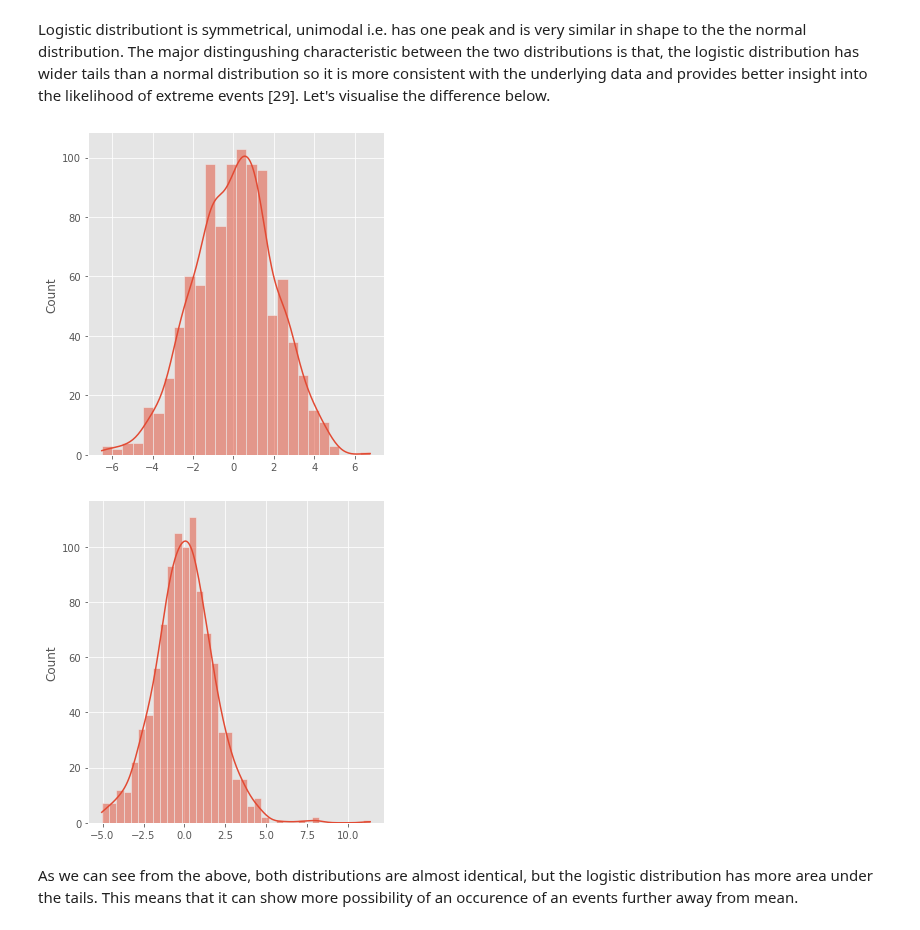
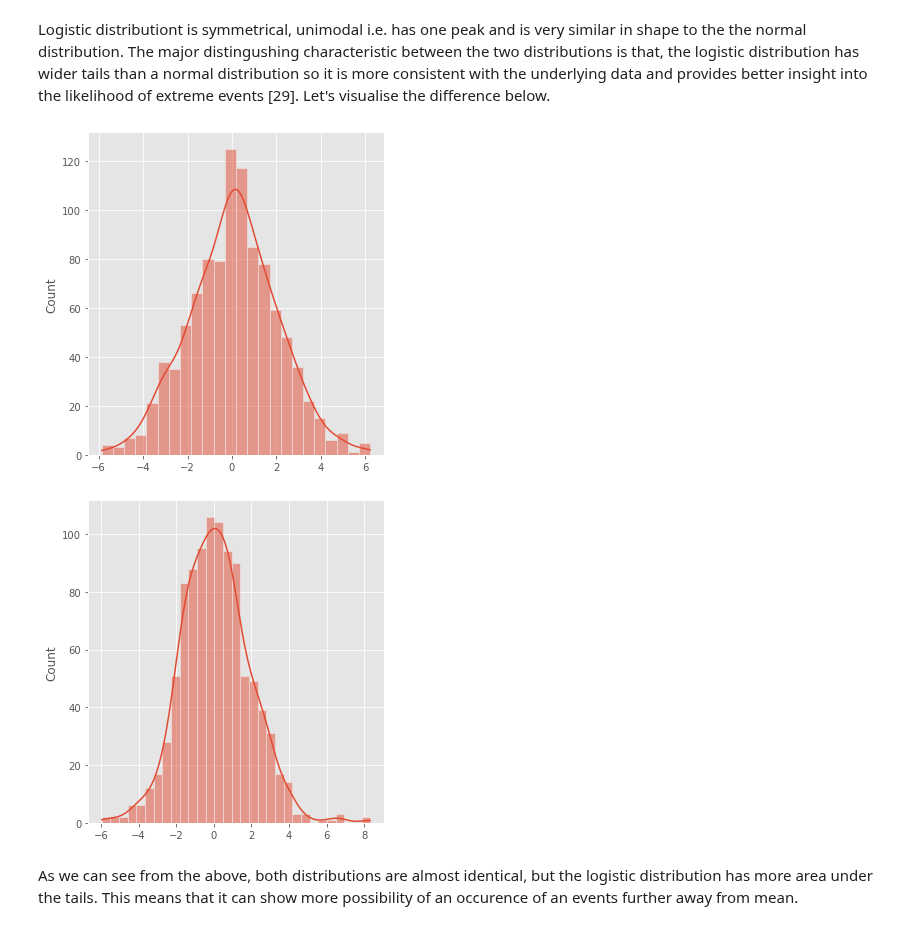
Before and after one commit to kmcd14/ProgrammingDA-assessment, a Jupyter notebook: numpy-random.ipynb, the cells around one changed output. Drawn from its saved outputs; the diff is of its cells as text; code cells hidden in the pictures.

```diff
--- a/numpy-random.ipynb
+++ b/numpy-random.ipynb
@@ -839,15 +854,15 @@ Logistic distributiont is symmetrical, unimodal i.e. has one peak and is very si
 # %%
 # Following two pieces of code are taken from W3 schools
 # Normal distribution
-plt.sub
-a = sns.displot(np.random.normal(scale=2, size=1000), label='normal', kde=True)
+
+a = sns.displot(rng.normal(scale=2, size=1000), label='normal', kde=True)
 # %% [output]
-[figure, old version]
+[figure, new version]
 # %%
 # Logistic distribution
-b = sns.displot(np.random.logistic(size=1000), label='logistic', kde= True)
+b = sns.displot(rng.logistic(size=1000), label='logistic', kde= True)
 # %% [output]
-[figure, old version]
+[figure, new version]
 # %% [markdown]
 As we can see from the above, both distributions are almost identical, but the logistic distribution has more area under the tails. This means that it can show more possibility of an occurence of an events further away from mean.
 # %% [markdown]
```
Also changed, not shown: parts of 110 cells of this notebook, 1 other file.
